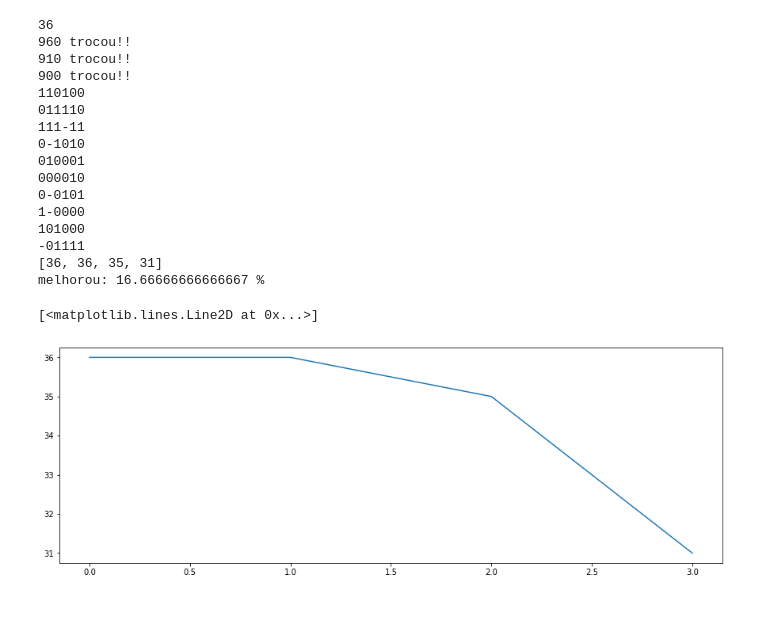
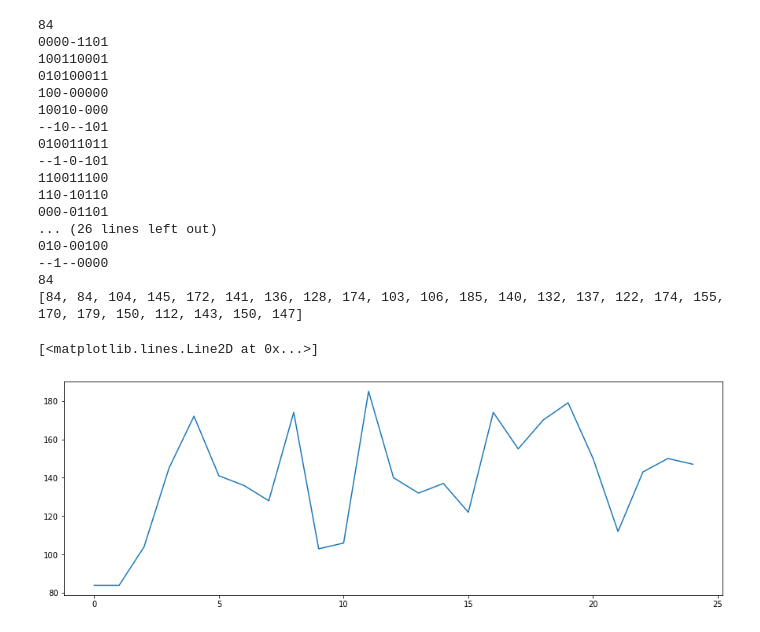
Before and after one commit to rerribe/tcc_code, a Jupyter notebook: teste.ipynb, the cells around one changed output. Drawn from its saved outputs; the diff is of its cells as text; code cells hidden in the pictures.

```diff
--- a/teste.ipynb
+++ b/teste.ipynb
@@ -17,7 +18,7 @@ qm = QuineMcCluskey()
 # %%
 #Lê o arquivo de extensao .kiss e separa as listas com as informações sobre a msf
 
-temp = open('lion.kiss2')
+temp = open('beecount.kiss2')
 line_char = temp.readlines()
 l = []
 entrada = []
@@ -131,7 +132,7 @@ def nova_maquina():
     #esse trecho faz 5 embaralhamentos da lista para gerar valores aleatorio a cara criacao de uma conjunto de atribuicoes
 
     espaco_aleatorio = espaco_busca.copy()
-    for i in range(5):
+    for i in range(3):
         shuffle(espaco_aleatorio)
 
     # percebi que esse trecho estava gerando uma nova lista de atribuicoes a cada chamada de teste de correspondencia
@@ -224,58 +233,70 @@ for i in range(len(teste2)):
 def simulated_annealing(temperatura):
     temperatura_inicial = temperatura
     temperatura_final = 10
+    menor_solucao = []
     melhor = list(simplifica(msf_pronta))
+    menor_solucao = melhor
     custo_inicial = calcula_custo(melhor)
+    menor_custo = custo_inicial
     print(custo_inicial)
     historico = [calcula_custo(melhor)]
     while temperatura > temperatura_final:
         for i in range(2):
             nova_solucao = nova_maquina()
-            np.warnings.filterwarnings('ignore')
+            #np.warnings.filterwarnings('ignore')
             nova_solucao_simplificada = list(simplifica(nova_solucao))
             custo_local = calcula_custo(nova_solucao_simplificada)
             melhor_custo = calcula_custo(melhor)
-            probabilidade = np.random.random_sample() # define um sample aleatorio entre 0 e 1, com zero fazendo parte do intervalo
-            if (custo_local - melhor_custo < 0) or (probabilidade < np.log(-(custo_local-melhor_custo)/temperatura)):
+            probabilidade = np.random.sample() # define um sample aleatorio entre 0 e 1, com zero fazendo parte do intervalo
+            if (custo_local - melhor_custo <= 0) or (probabilidade < np.exp(-(custo_local-melhor_custo)/temperatura)):
             	melhor = nova_solucao_simplificada
             	historico.append(melhor_custo)
-            	print(temperatura,"trocou!!")
+            	#print(temperatura,"trocou!!!!",)
+            if custo_local <= menor_custo:
+                menor_solucao = nova_solucao_simplificada
+                menor_custo = custo_local
+                print(menor_custo)
 
-        if temperatura > temperatura/2:
-        	temperatura = temperatura-10
+
+        if temperatura > temperatura_inicial/2:
+        	temperatura = 0.9*temperatura
         else:
-        	temperatura = temperatura-5
+        	temperatura = 0.5*temperatura
         #print(temperatura)
+    #print("menor custo:",menor_custo)
+    #custo_final = calcula_custo(melhor)
+    #melhora = 100-((menor_custo *100)/custo_inicial)
 
-    custo_final = calcula_custo(melhor)
-    melhora = 100-((custo_final *100)/custo_inicial)
-
-    return melhor, historico, melhora
+    return melhor,menor_solucao, historico
 # %%
 temperatura = 1000
-resultado, historico, melhora_da_solucao = simulated_annealing(temperatura)
+resultado,menor_lista, historico = simulated_annealing(temperatura)
 for i in range(len(resultado)):
 	print(resultado[i])
+print("menor lista:")
+for i in range(len(menor_lista)):
+	print(menor_lista[i])
+print(calcula_custo(menor_lista))
 print(historico)
-print("melhorou:",melhora_da_solucao,"%")
 plt.plot(historico)
 #plt.plot(historico, hv(historico))
 # %% [output]
-36
-960 trocou!!
-910 trocou!!
-900 trocou!!
-110100
-011110
-111-11
-0-1010
-010001
-000010
-0-0101
-1-0000
-101000
--01111
-[36, 36, 35, 31]
-melhorou: 16.66666666666667 %
+84
+0000-1101
+100110001
+010100011
+100-00000
+10010-000
+--10--101
+010011011
+--1-0-101
+110011100
+110-10110
+000-01101
+... (26 lines left out)
+010-00100
+--1--0000
+84
+[84, 84, 104, 145, 172, 141, 136, 128, 174, 103, 106, 185, 140, 132, 137, 122, 174, 155, 170, 179, 150, 112, 143, 150, 147]
 [<matplotlib.lines.Line2D at 0x...>]
-[figure, old version]
+[figure, new version]
```
Also changed, not shown: parts of 3 cells of this notebook, 28 other files.
